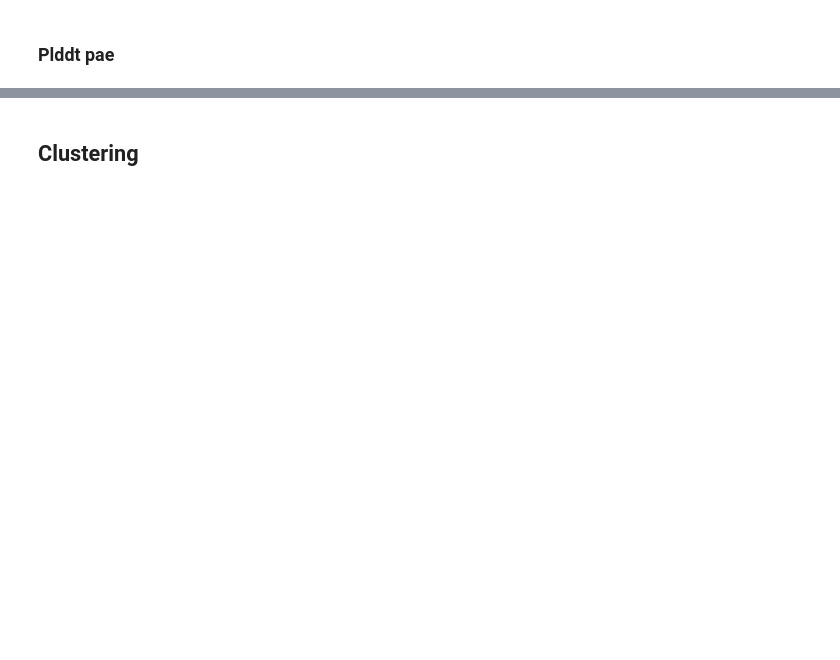
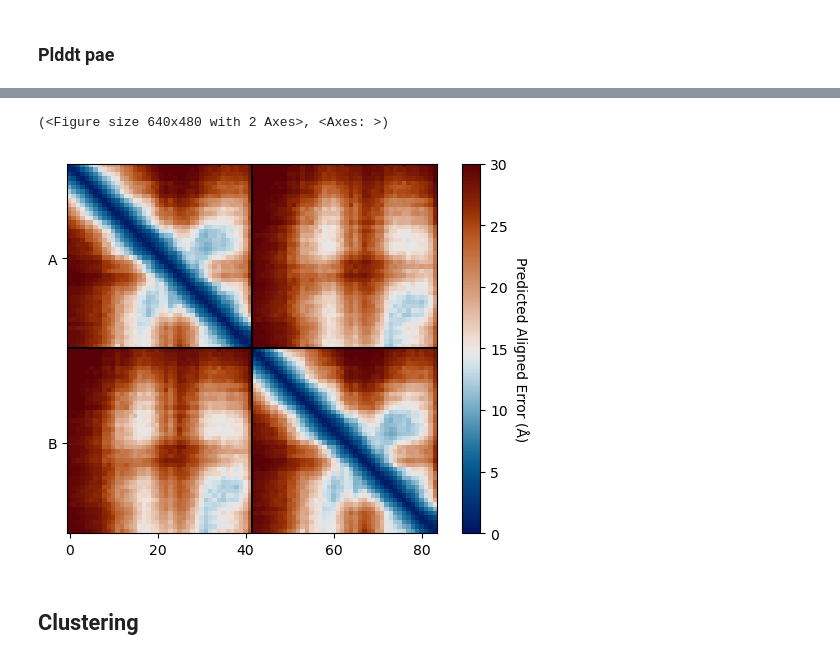
Before and after one commit to samuelmurail/af2_analysis, a Jupyter notebook: docs/source/notebooks/basic_example_2.ipynb, the cells around one changed output, grey strips where cells are left out. Cells and saved outputs as stored; diff of their text form; code cells hidden in the pictures; blank space fills up the shorter version.

```diff
--- a/docs/source/notebooks/basic_example_2.ipynb
+++ b/docs/source/notebooks/basic_example_2.ipynb
@@ -92,3 +101,9 @@ my_data.plot_pae(0)
+# %%
+# Worst Model
+my_data.plot_pae(my_data.df['ipTM'].idxmin())
+# %% [output]
+(<Figure size 640x480 with 2 Axes>, <Axes: >)
+[figure, added]
 # %% [markdown]
 ## Clustering
 # %%
```
Also changed, not shown: parts of 11 cells of this notebook, 6 other files.
